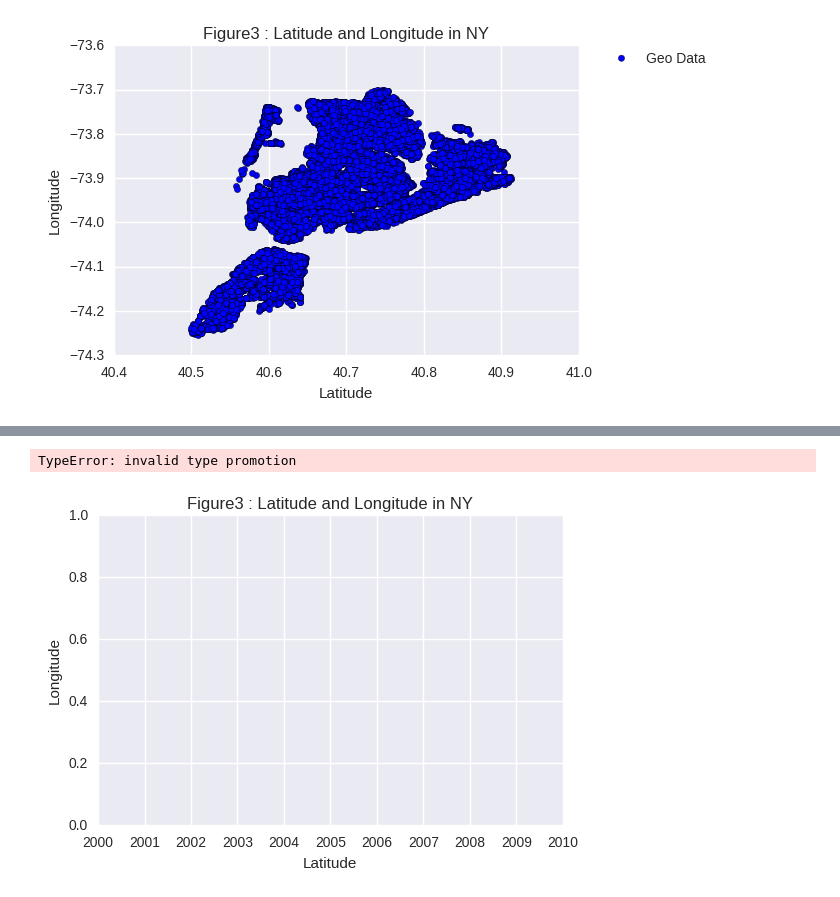
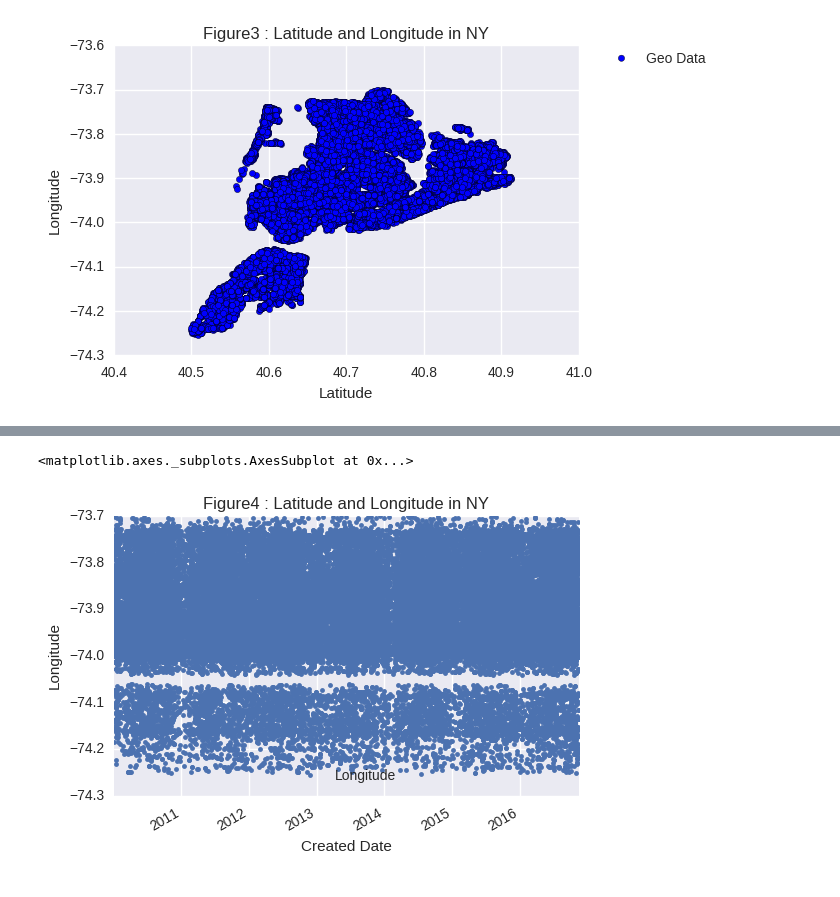
Before and after one commit to DishT/PUI2017_cct367, a Jupyter notebook: HW2_cct367/PUI_HW2_3.ipynb, the cells around one changed output, grey strips where cells are left out. Saved outputs shown, nothing was run; the diff lists cells and outputs as text; code cells hidden in the pictures.

```diff
--- a/HW2_cct367/PUI_HW2_3.ipynb
+++ b/HW2_cct367/PUI_HW2_3.ipynb
@@ -135,2 +116,0 @@ AttributeError: 'Timestamp' object has no attribute 'split'
-# %%
-df_time["Created Date"] = df_time["Created Date"].map(to_time)
@@ -147,0 +117,3 @@ df_time.head()
+# %%
+df_time["Created Date"] = pd.to_datetime(df_time["Created Date"],format="%m/%d/%Y %H:%M:%S %p")
+df_time["Created Date"].head()
@@ -148,9 +127,14 @@ df_time.head()
 # %%
-plt.title("Figure3 : Latitude and Longitude in NY")
-plt.xlabel("Latitude")
-plt.ylabel("Longitude")
-plt.scatter(df_time["Created Date"],df_time["Longitude"],label = "Geo Data")
-plt.legend(bbox_to_anchor=(1.05, 1), loc=2, borderaxespad=0.)
+#plt.title("Figure3 : Latitude and Longitude in NY")
+#plt.xlabel("Latitude")
+#plt.ylabel("Longitude")
+plot = df_time.plot(x="Created Date",y="Longitude", style=".")
+
+plot.set_title("Figure4 : Latitude and Longitude in NY")
+plot.set_ylabel("Longitude")
+plot
+#plt.scatter(df_time["Created Date"],df_time["Longitude"],label = "Geo Data")
+#plt.legend(bbox_to_anchor=(1.05, 1), loc=2, borderaxespad=0.)
 # %% [output]
-TypeError: invalid type promotion
+<matplotlib.axes._subplots.AxesSubplot at 0x...>
-[figure, old version]
+[figure, new version]
```
Also changed, not shown: parts of 8 cells of this notebook.
